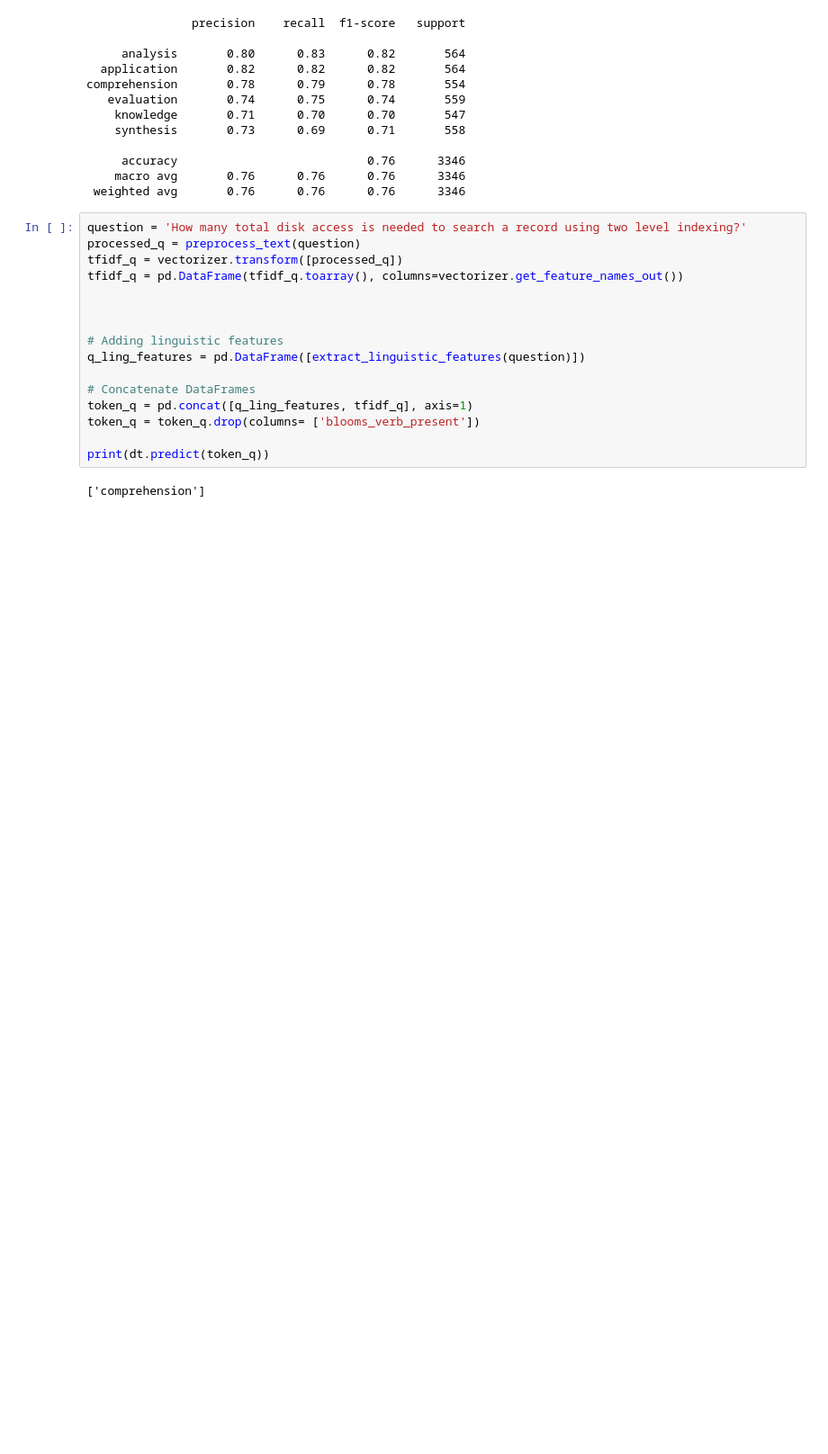
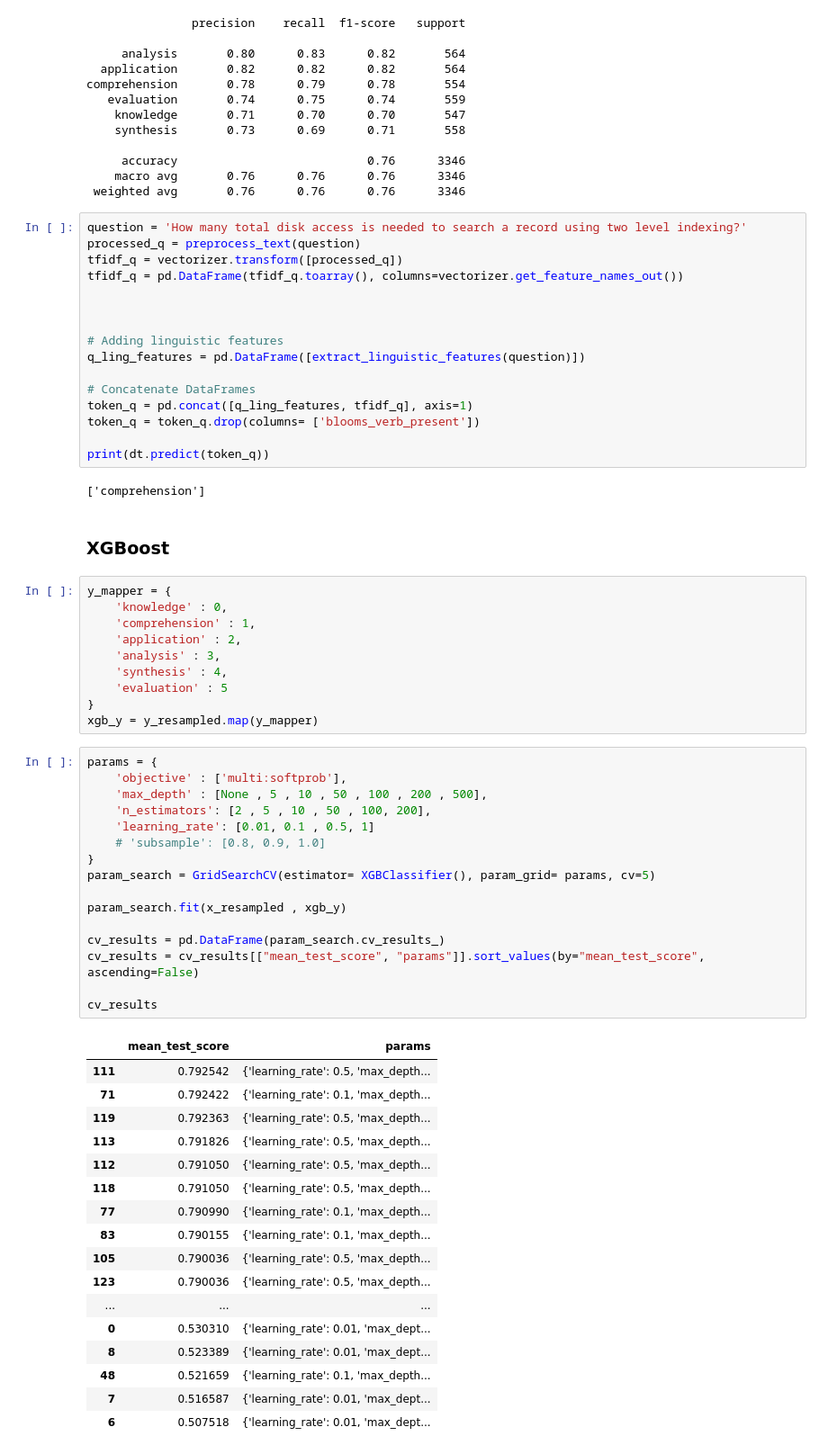
Before and after one commit to 99pranit/Qillion, a Jupyter notebook: notebook/question_classifier_ml.ipynb, the cells around one changed output. Shown at 90% size. Saved outputs shown, nothing was run; the diff lists cells and outputs as text; blank space fills up the shorter version.

Commit message:
added xgboost

```diff
--- a/notebook/question_classifier.ipynb
+++ b/notebook/question_classifier_ml.ipynb
@@ -301,3 +297,49 @@ token_q = token_q.drop(columns= ['blooms_verb_present'])
 print(dt.predict(token_q))
 # %% [output]
 ['comprehension']
+# %% [markdown]
+### XGBoost
+# %%
+y_mapper = {
+    'knowledge' : 0,
+    'comprehension' : 1,
+    'application' : 2,
+    'analysis' : 3,
+    'synthesis' : 4,
+    'evaluation' : 5
+}
+xgb_y = y_resampled.map(y_mapper)
+# %%
+params = {
+    'objective' : ['multi:softprob'],
+    'max_depth' : [None , 5 , 10 , 50 , 100 , 200 , 500],
+    'n_estimators': [2 , 5 , 10 , 50 , 100, 200],
+    'learning_rate': [0.01, 0.1 , 0.5, 1]
+    # 'subsample': [0.8, 0.9, 1.0]
+}
+param_search = GridSearchCV(estimator= XGBClassifier(), param_grid= params, cv=5)
+
+param_search.fit(x_resampled , xgb_y)
+
+cv_results = pd.DataFrame(param_search.cv_results_)
+cv_results = cv_results[["mean_test_score", "params"]].sort_values(by="mean_test_score", ascending=False)
+
+cv_results
+# %% [output]
+|  | mean_test_score | params |
+| 111 | 0.792542 | {'learning_rate': 0.5, 'max_depth... |
+| 71 | 0.792422 | {'learning_rate': 0.1, 'max_depth... |
+| 119 | 0.792363 | {'learning_rate': 0.5, 'max_depth... |
+| 113 | 0.791826 | {'learning_rate': 0.5, 'max_depth... |
+| 112 | 0.791050 | {'learning_rate': 0.5, 'max_depth... |
+| 118 | 0.791050 | {'learning_rate': 0.5, 'max_depth... |
+| 77 | 0.790990 | {'learning_rate': 0.1, 'max_depth... |
+| 83 | 0.790155 | {'learning_rate': 0.1, 'max_depth... |
+| 105 | 0.790036 | {'learning_rate': 0.5, 'max_depth... |
+| 123 | 0.790036 | {'learning_rate': 0.5, 'max_depth... |
+| ... | ... | ... |
+| 0 | 0.530310 | {'learning_rate': 0.01, 'max_dept... |
+| 8 | 0.523389 | {'learning_rate': 0.01, 'max_dept... |
+| 48 | 0.521659 | {'learning_rate': 0.1, 'max_depth... |
+| 7 | 0.516587 | {'learning_rate': 0.01, 'max_dept... |
+| 6 | 0.507518 | {'learning_rate': 0.01, 'max_dept... |
```
Also changed, not shown: parts of 2 cells of this notebook.
